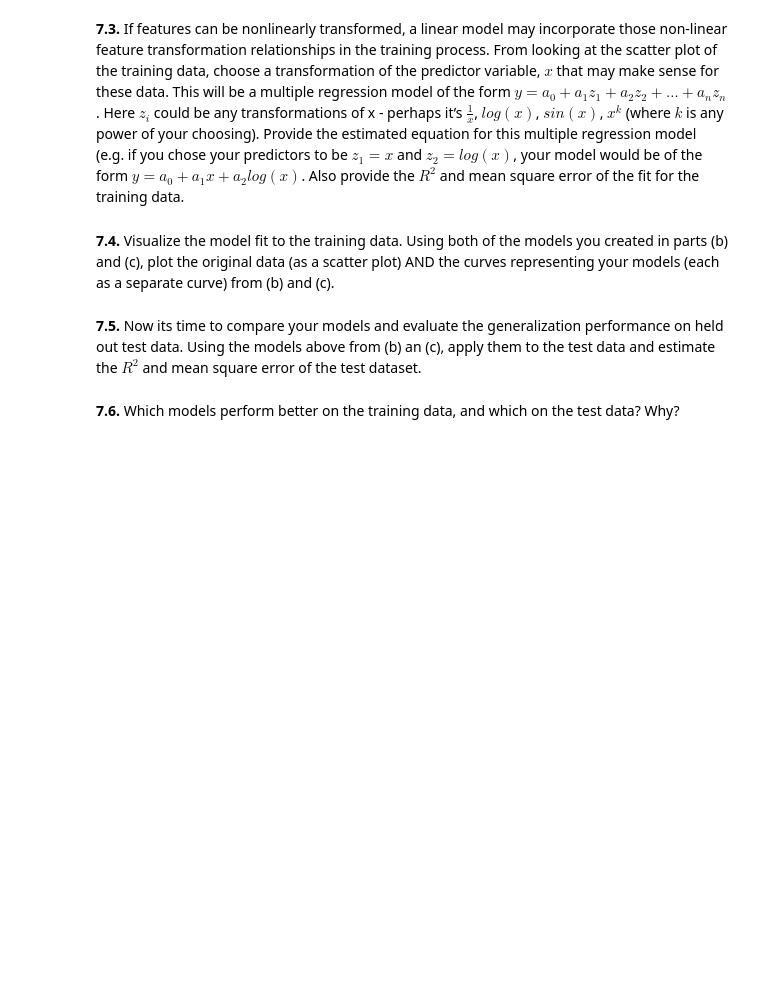
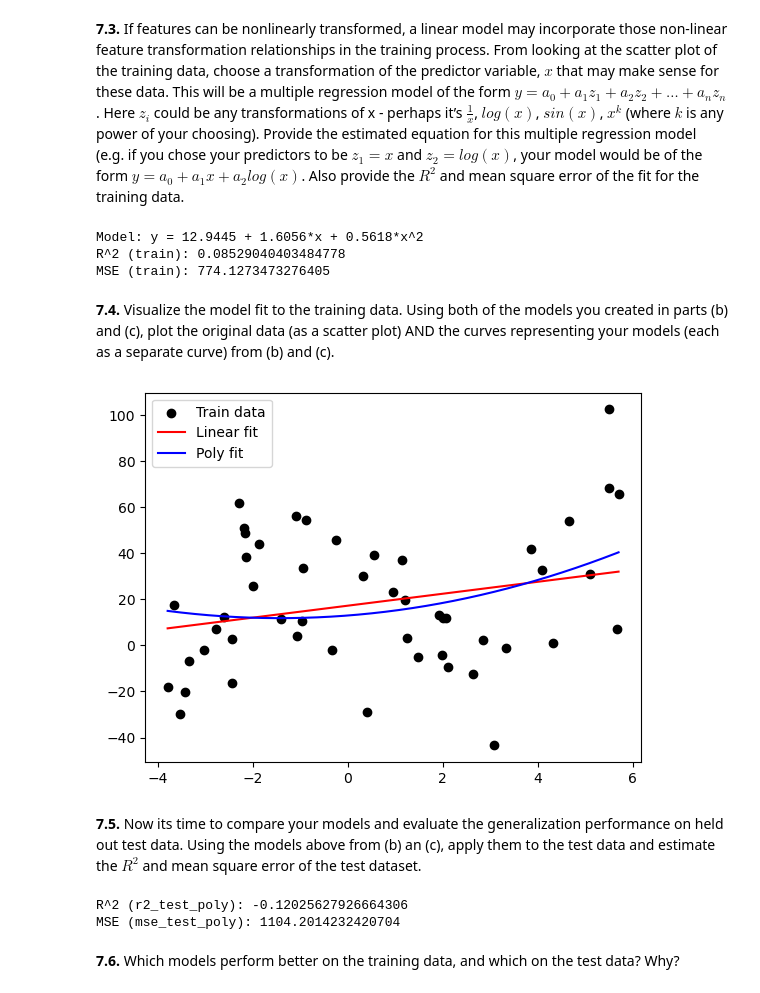
Before and after one commit to cathylyirang/IDS_705_ML, a Jupyter notebook: Assignment_2/assignment2.ipynb, the cells around one changed output. Drawn from its saved outputs; the diff is of its cells as text; code cells hidden in the pictures; blank space fills up the shorter version.

```diff
--- a/Assignment_2/assignment2.ipynb
+++ b/Assignment_2/assignment2.ipynb
@@ -557,16 +648,70 @@ estimated equation for this multiple regression model (e.g. if you chose
 your predictors to be $z_1 = x$ and $z_2 = log(x)$, your model would be
 of the form $y = a_0 + a_1 x + a_2 log(x)$. Also provide the $R^2$ and
 mean square error of the fit for the training data.
+# %%
+X_train_poly = np.column_stack( (x_train_Q7, x_train_Q7**2) )
+model_poly = LinearRegression()
+model_poly.fit(X_train_poly, y_train_Q7)
+
+a0_ = model_poly.intercept_
+a1_, a2_ = model_poly.coef_
+
+print("Model: y = %.4f + %.4f*x + %.4f*x^2" % (a0_, a1_, a2_))
+r2_train_poly = model_poly.score(X_train_poly, y_train_Q7)
+yhat_train_poly = model_poly.predict(X_train_poly)
+mse_train_poly = np.mean((y_train_Q7 - yhat_train_poly)**2)
+
+print("R^2 (train):", r2_train_poly)
+print("MSE (train):", mse_train_poly)
+# %% [output]
+Model: y = 12.9445 + 1.6056*x + 0.5618*x^2
+R^2 (train): 0.08529040403484778
+MSE (train): 774.1273473276405
 # %% [markdown]
 **7.4.** Visualize the model fit to the training data. Using both of the
 models you created in parts (b) and (c), plot the original data (as a
 scatter plot) AND the curves representing your models (each as a
 separate curve) from (b) and (c).
+# %%
+# Sort x for nice plotting
+x_plot = np.linspace(min(x_train_Q7), max(x_train_Q7), 200)
+# For linear model
+y_plot_linear = model_linear.predict(x_plot.reshape(-1,1))
+
+# For poly model of degree 2
+X_plot_poly = np.column_stack([x_plot, x_plot**2])
+y_plot_poly = model_poly.predict(X_plot_poly)
+
+plt.scatter(x_train_Q7, y_train_Q7, color='black', label='Train data')
+plt.plot(x_plot, y_plot_linear, 'r-', label='Linear fit')
+plt.plot(x_plot, y_plot_poly, 'b-', label='Poly fit')
+plt.legend()
+plt.show()
+# %% [output]
+[figure, added]
 # %% [markdown]
 **7.5.** Now its time to compare your models and evaluate the
 generalization performance on held out test data. Using the models above
 from (b) an (c), apply them to the test data and estimate the $R^2$ and
 mean square error of the test dataset.
+# %%
+# For linear model
+X_test_lin = x_test_Q7.reshape(-1,1)
+yhat_test_lin = model_linear.predict(X_test_lin)
+r2_test_lin = model_linear.score(X_test_lin, y_test_Q7)
+mse_test_lin = np.mean((y_test_Q7 - yhat_test_lin)**2)
+
+# For poly model
+X_test_poly = np.column_stack([x_test_Q7, x_test_Q7**2])
+yhat_test_poly = model_poly.predict(X_test_poly)
+r2_test_poly = model_poly.score(X_test_poly, y_test_Q7)
+mse_test_poly = np.mean((y_test_Q7 - yhat_test_poly)**2)
+
+print("R^2 (r2_test_poly):", r2_test_poly)
+print("MSE (mse_test_poly):", mse_test_poly)
+# %% [output]
+R^2 (r2_test_poly): -0.12025627926664306
+MSE (mse_test_poly): 1104.2014232420704
 # %% [markdown]
 **7.6.** Which models perform better on the training data, and which on
 the test data? Why?
```
Also changed, not shown: parts of 10 cells of this notebook.
